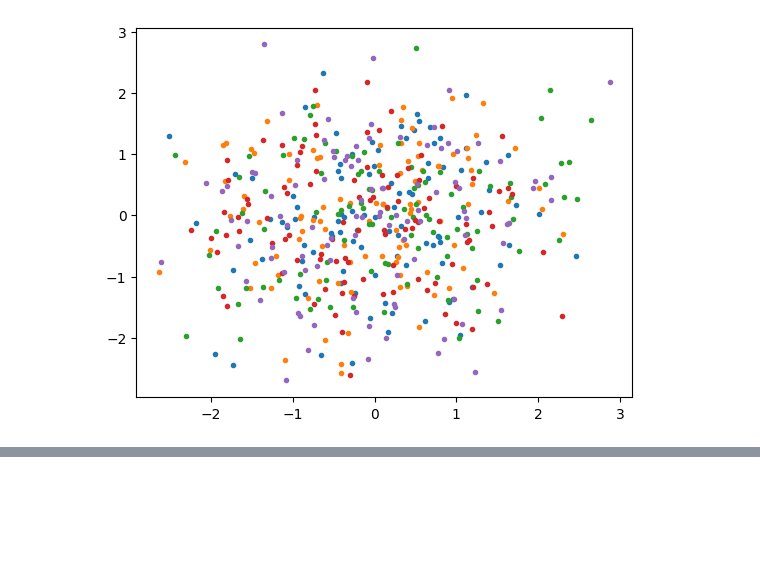
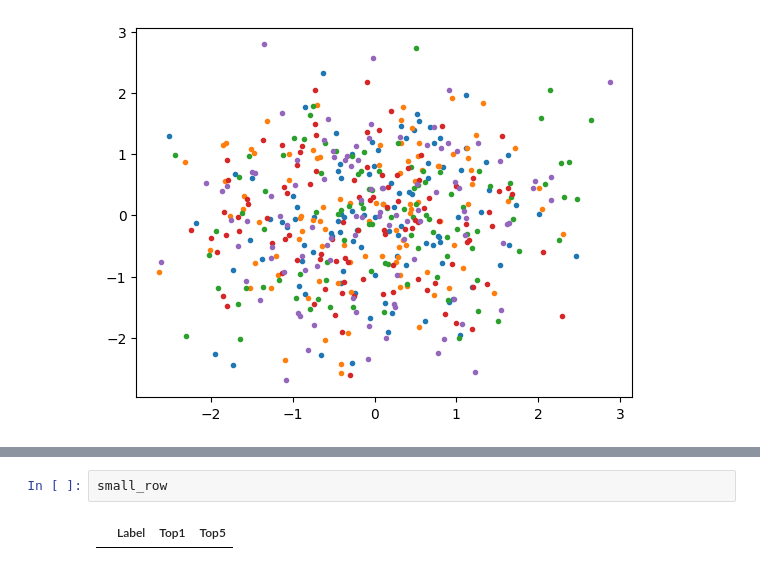
Before and after one commit to Larry234/Conditional_Diffusion, a Jupyter notebook: evaluation.ipynb, the cells around one changed output, grey strips where cells are left out. Cells and saved outputs as stored; diff of their text form; blank space fills up the shorter version.

```diff
--- a/evaluation.ipynb
+++ b/evaluation.ipynb
@@ -98,0 +184,4 @@ for i in range(5):
+# %%
+small_row
+# %% [output]
+|  | Label | Top1 | Top5 |
```
Also changed, not shown: parts of 6 cells of this notebook, 2 other files.
